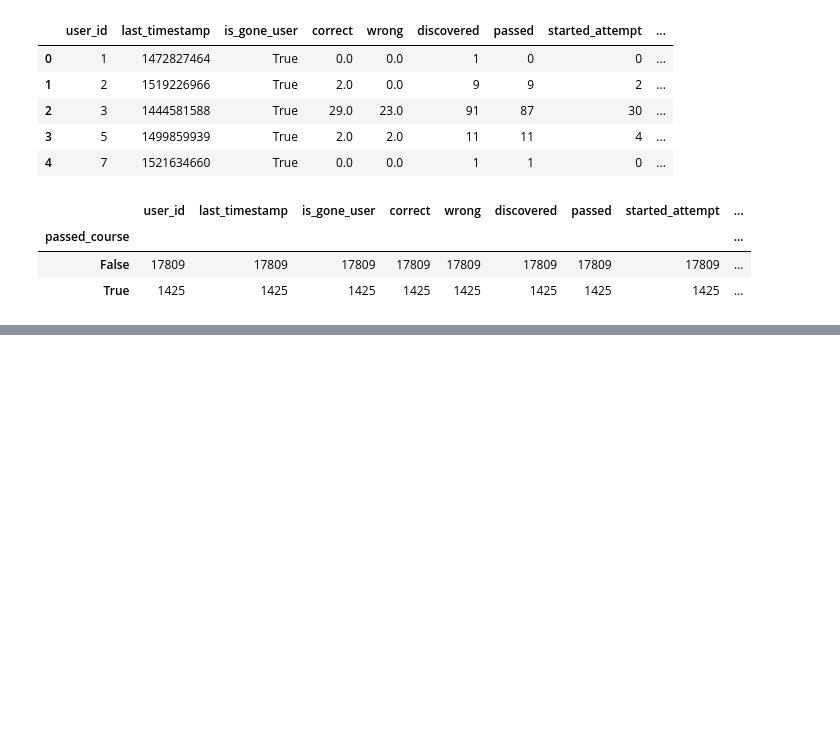
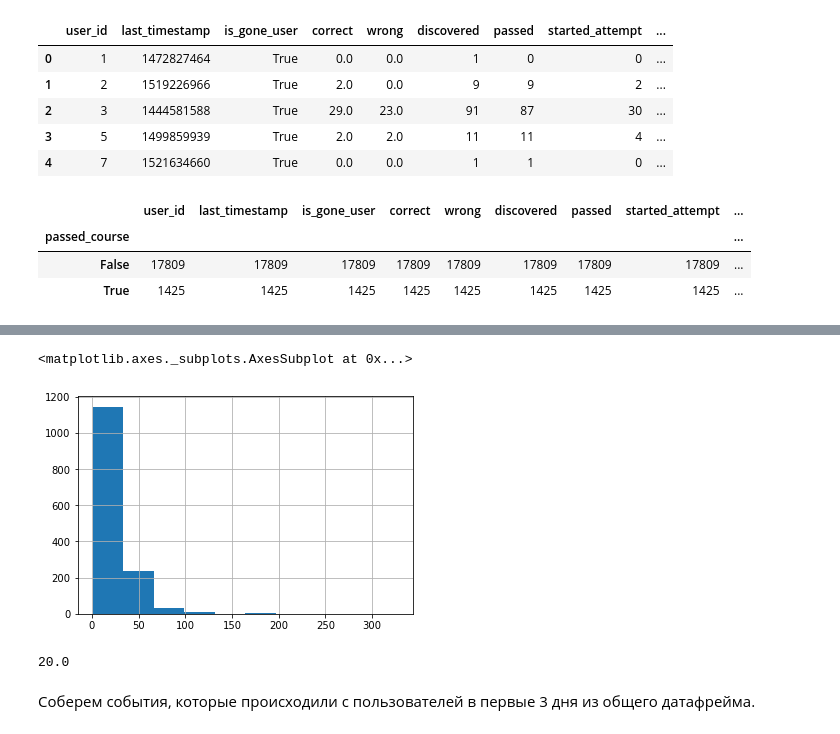
Before and after one commit to CrazyDi/PythonDataScience, a Jupyter notebook: StepikMLContest.ipynb, the cells around one changed output, grey strips where cells are left out. Drawn from its saved outputs; the diff is of its cells as text; code cells hidden in the pictures; blank space fills up the shorter version.

```diff
--- a/StepikMLContest.ipynb
+++ b/StepikMLContest.ipynb
@@ -339,0 +346,11 @@ user_data.groupby('passed_course').count()
+# %%
+user_data[user_data.passed_course].day.hist()
+# %% [output]
+<matplotlib.axes._subplots.AxesSubplot at 0x...>
+[figure, added]
+# %%
+user_data[user_data.passed_course].day.median()
+# %% [output]
+20.0
+# %% [markdown]
+Соберем события, которые происходили с пользователей в первые 3 дня из общего датафрейма.
```
Also changed, not shown: parts of 39 cells of this notebook, 1 other file.
